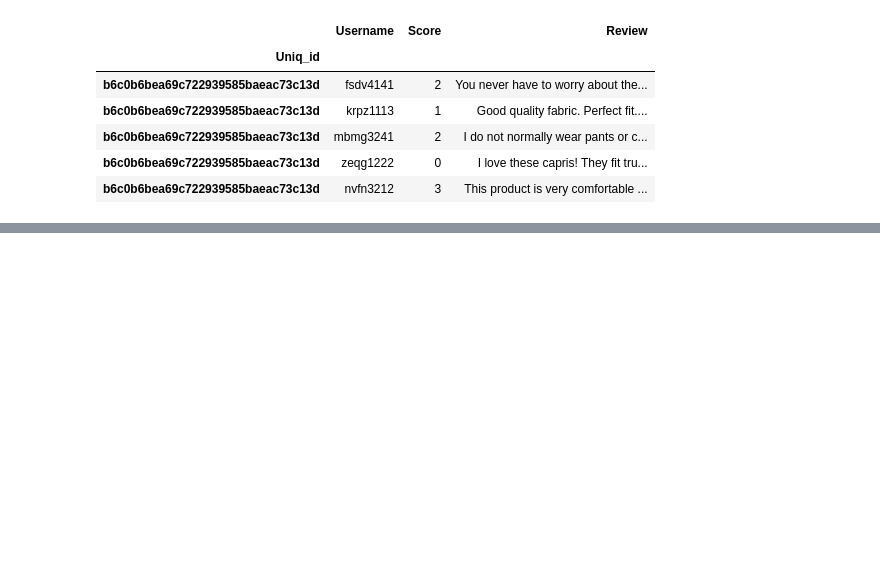
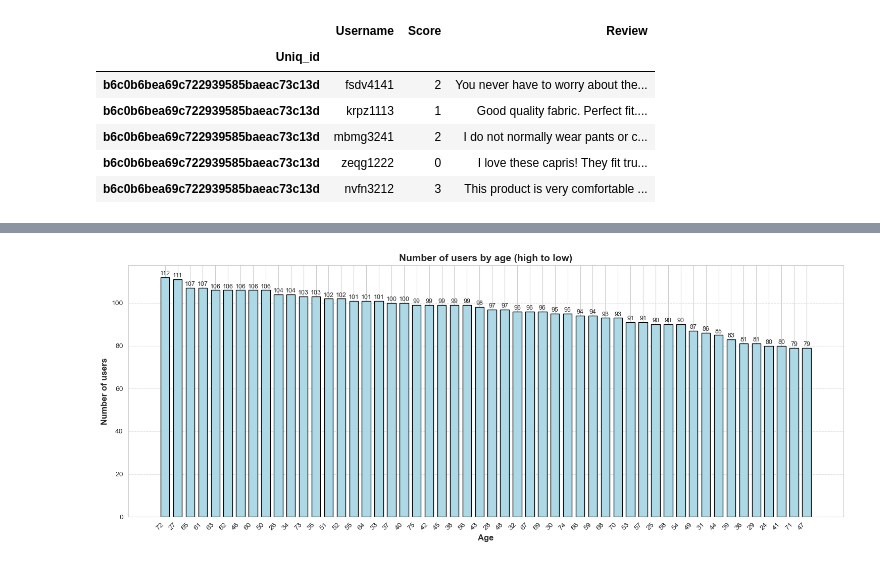
Before and after one commit to kristina-pal/3461226_BD2, a Jupyter notebook: 3461226_BD2.ipynb, the cells around one changed output, grey strips where cells are left out. Cells and saved outputs as stored; diff of their text form; code cells hidden in the pictures; blank space fills up the shorter version.

```diff
--- a/3461226_BD2.ipynb
+++ b/3461226_BD2.ipynb
@@ -186,0 +254,28 @@ display(jcpenney_reviewers.head())
+# %%
+# Visualisation of Numbers of users by age (high to low)
+
+age_counts = users['Age'].value_counts().sort_values(ascending=False)
+
+plt.figure(figsize=(15, 6))
+
+bars = plt.bar(age_counts.index.astype(str), age_counts.values, color='lightblue', edgecolor='black', width=0.7)
+
+for bar in bars:
+    height = bar.get_height()
+    plt.text(bar.get_x() + bar.get_width() / 2, height + 0.2,
+             f'{int(height)}', ha='center', va='bottom', fontsize=9)
+
+plt.xticks(rotation=45, ha='right')
+
+plt.title('Number of users by age (high to low)', fontsize=14, fontweight='bold')
+plt.xlabel('Age', fontsize=12, fontweight='bold')
+plt.ylabel('Number of users', fontsize=12, fontweight='bold')
+plt.grid(axis='y', linestyle='--', alpha=0.6)
+
+plt.tight_layout()
+
+plt.savefig('Number of users by age.png', dpi = 300)
+
+plt.show()
+# %% [output]
+[figure, added]
```
Also changed, not shown: parts of 16 cells of this notebook, 1 other file.
